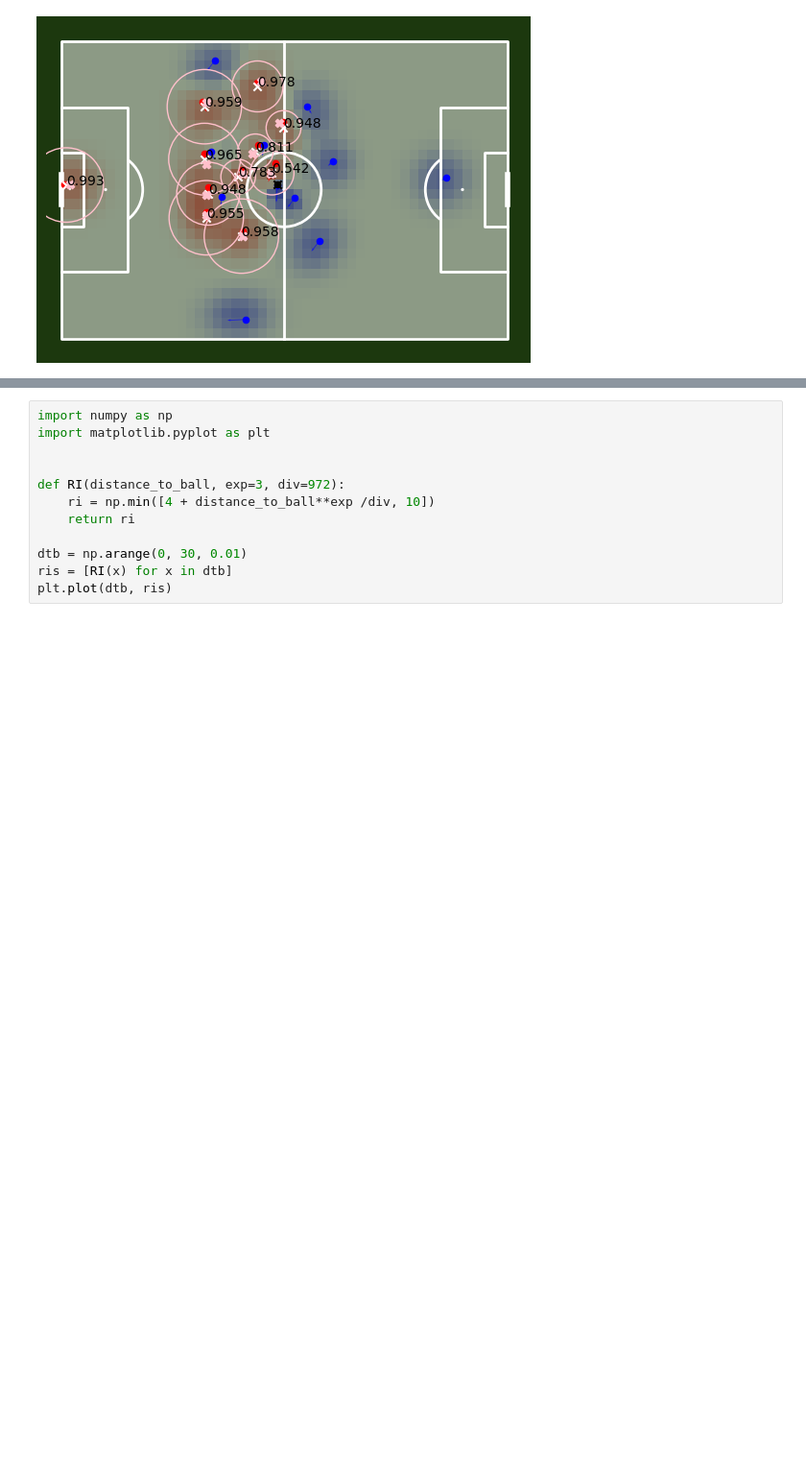
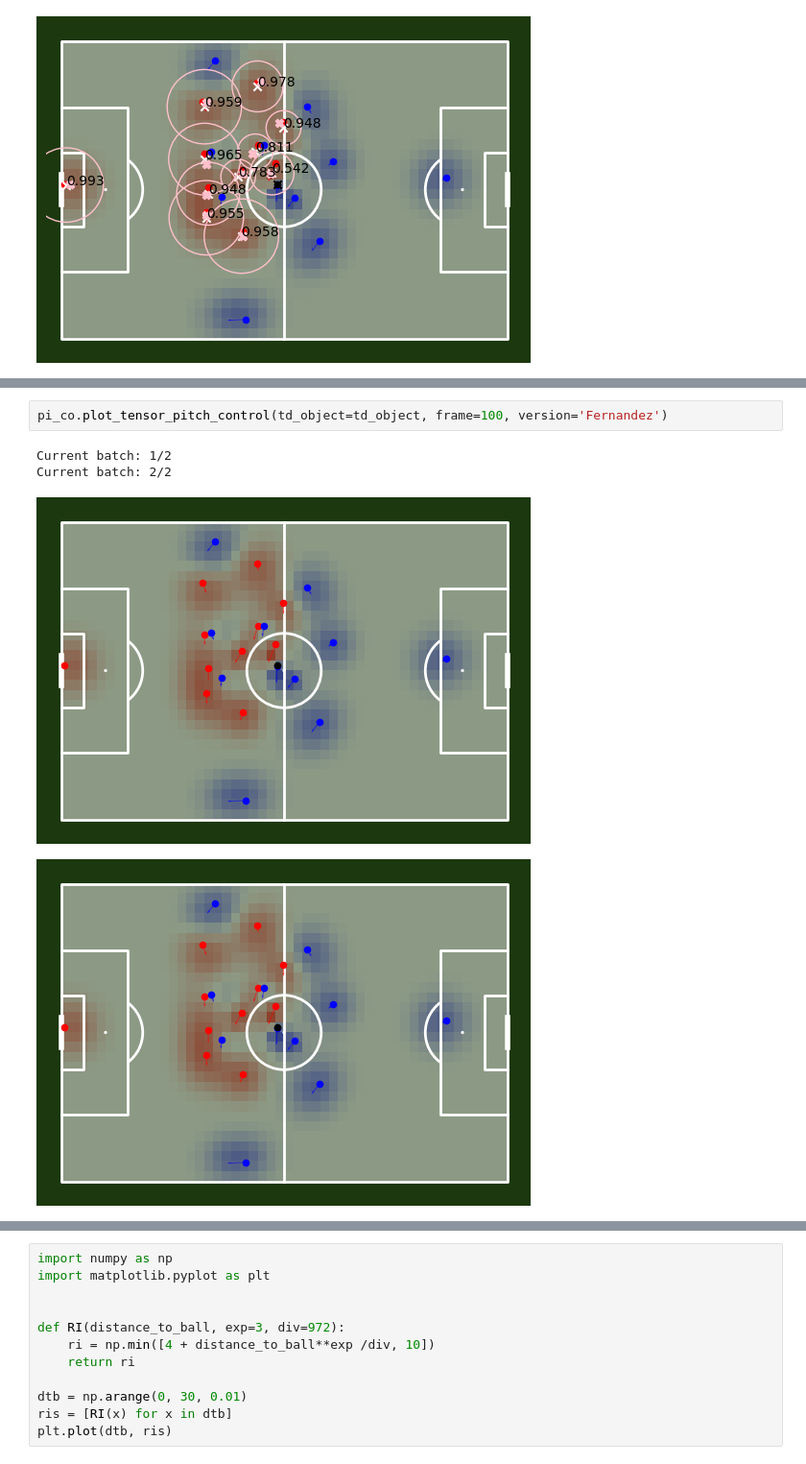
Before and after one commit to DavidB1999/My_Football_Analytics, a Jupyter notebook: Position_data/PitchControl/PC_Fernandez.ipynb, the cells around one changed output, grey strips where cells are left out. Shown at 96% size. Cells and saved outputs as stored; diff of their text form; blank space fills up the shorter version.

```diff
--- a/Position_data/PitchControl/PC_Fernandez.ipynb
+++ b/Position_data/PitchControl/PC_Fernandez.ipynb
@@ -373,0 +379,7 @@ tensor([0.])
+# %%
+pi_co.plot_tensor_pitch_control(td_object=td_object, frame=100, version='Fernandez')
+# %% [output]
+Current batch: 1/2
+Current batch: 2/2
+[figure, added]
+[figure, added]
```
Also changed, not shown: parts of 15 cells of this notebook, 1 other file.
